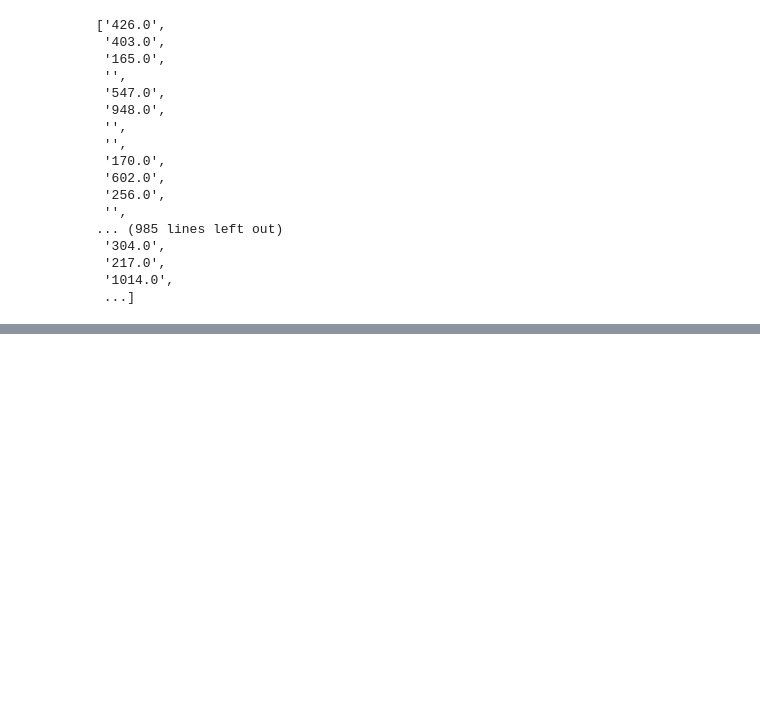
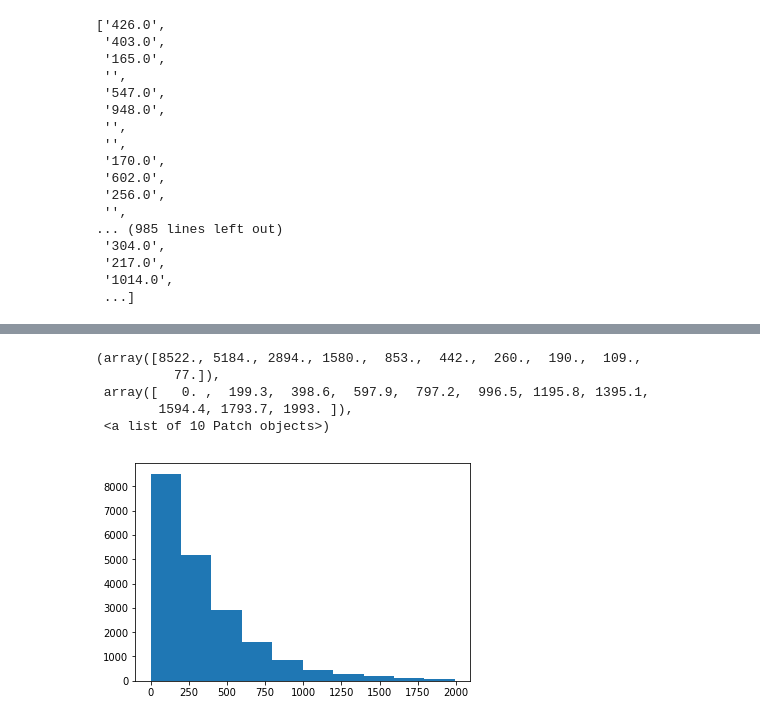
Before and after one commit to FunnelFoods/Recipe-Suggestion-NLP, a Jupyter notebook: RecipeRecommendation.ipynb, the cells around one changed output, grey strips where cells are left out. Saved outputs shown, nothing was run; the diff lists cells and outputs as text; code cells hidden in the pictures; blank space fills up the shorter version.

```diff
--- a/RecipeRecommendation.ipynb
+++ b/RecipeRecommendation.ipynb
@@ -1,7 +1,7 @@
 # %%
 # import expiration data
 import csv
-reader = csv.DictReader(open("/Users/jefferychen/Desktop/NLP-and-dataset/expiration_data.csv"))
+reader = csv.DictReader(open("expiration_data.csv"))
 expiration = []
 for line in reader:
     expiration.append(line)
@@ -10,7 +10,7 @@ for i in range(len(expiration)):
 
 # import recipe
 import csv
-reader = csv.DictReader(open("/Users/jefferychen/Desktop/NLP-and-dataset/recipe.csv"))
+reader = csv.DictReader(open("recipe.csv"))
 recipe = []
 for line in reader:
     recipe.append(line)
@@ -18,7 +18,7 @@ for i in range(len(recipe)):
     recipe[i] = dict(recipe[i])
 
 # import foodlist
-foodList = open("/Users/jefferychen/Desktop/NLP-and-dataset/foodList.txt")
+foodList = open("foodList.txt")
 foodList = foodList.readlines()
 for i in range(len(foodList)):
     foodList[i] = foodList[i][:-1]
@@ -392,3 +376,9 @@ all_calories
  '217.0',
  '1014.0',
  ...]
+# %%
+all_proteins = []
+for i in recipe:
+    c = i['protein']
+    all_proteins.append(c)
+all_proteins
@@ -394,0 +407,4 @@ all_calories
+# %%
+for i in recipe:
+    if 'Healthy' in i['categories']:
+        print(i['title'])
@@ -394,0 +443,15 @@ all_calories
+# %%
+calories = []
+for i in range(len(all_calories)):
+    if all_calories[i] and int(float(all_calories[i])) < 2000:
+        calories.append(int(float(all_calories[i])))
+    else:
+        calories.append(0)
+plt.hist(np.array(calories))
+# %% [output]
+(array([8522., 5184., 2894., 1580.,  853.,  442.,  260.,  190.,  109.,
+          77.]),
+ array([   0. ,  199.3,  398.6,  597.9,  797.2,  996.5, 1195.8, 1395.1,
+        1594.4, 1793.7, 1993. ]),
+ <a list of 10 Patch objects>)
+[figure, added]
```
Also changed, not shown: parts of 14 cells of this notebook.
